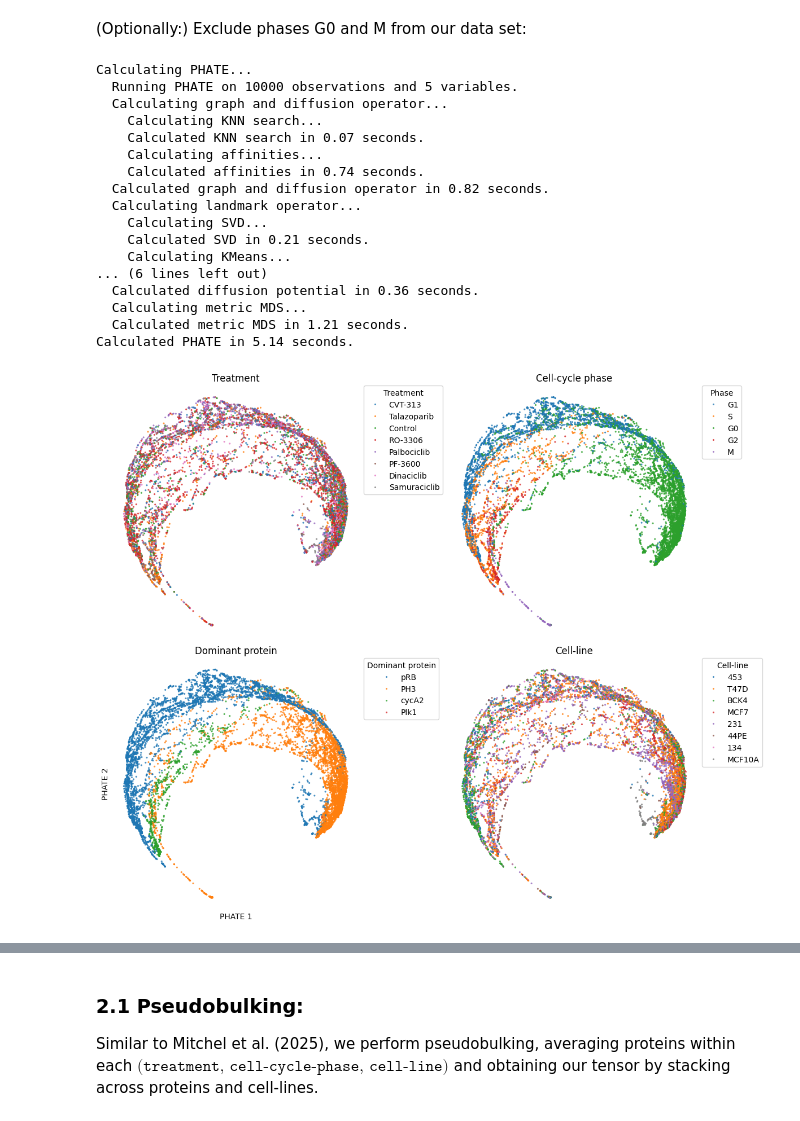
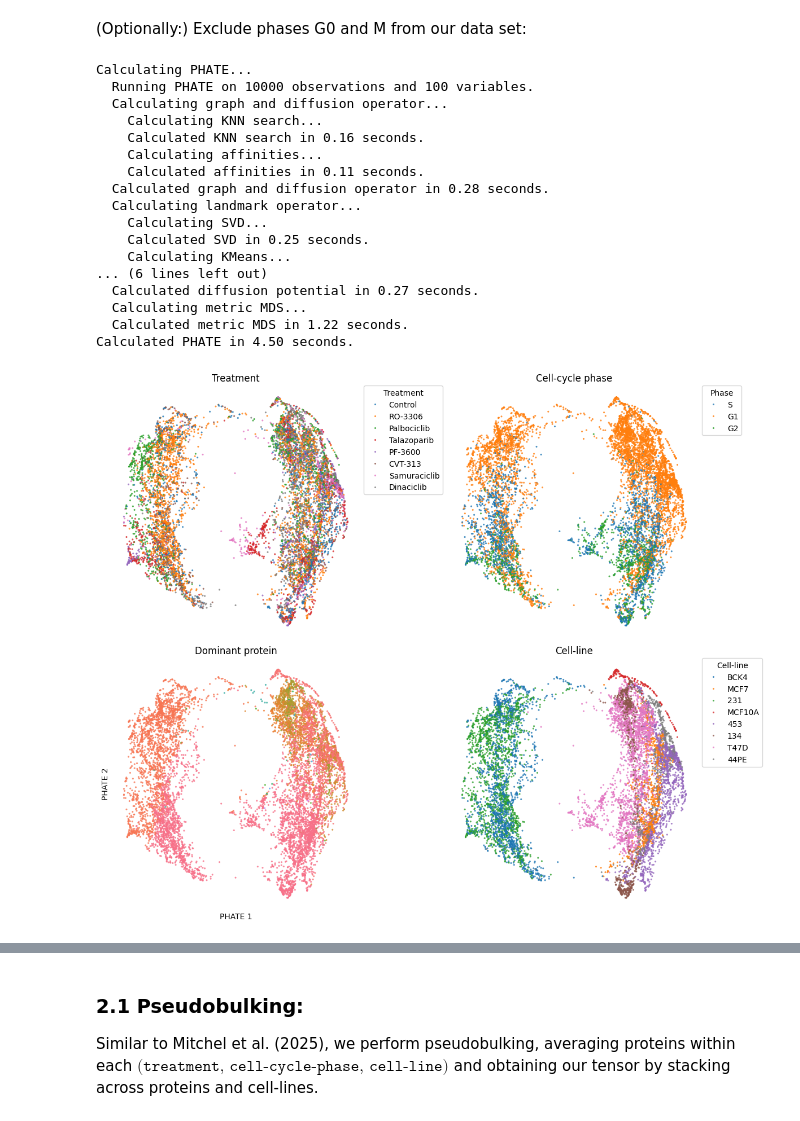
Before and after one commit to kaiwycik/tensors_and_cell_cycles, a Jupyter notebook: code/playground/playground_2.ipynb, the cells around one changed output, grey strips where cells are left out. Drawn from its saved outputs; the diff is of its cells as text; code cells hidden in the pictures.

```diff
--- a/code/playground/playground_2.ipynb
+++ b/code/playground/playground_2.ipynb
@@ -30,7 +30,7 @@ adatas = [sc.read_h5ad(str(p)) for p in h5ad_files]
 
 adata = sc.concat(
     adatas,
-    join="outer",
+    join="inner",
     label="source_file",
     keys=[p.stem for p in h5ad_files],
     index_unique="-",
@@ -101,13 +101,13 @@ features_MCF10A = [
 # %%
-selected_features = list(
-    set(features_44PE)
-    & set(features_134)
-    & set(features_231)
-    & set(features_453)
-    & set(features_BCK4)
-    & set(features_MCF7)
-    & set(features_T47D)
-    & set(features_MCF10A)
-)
+# selected_features = list(
+#     set(features_44PE)
+#     & set(features_134)
+#     & set(features_231)
+#     & set(features_453)
+#     & set(features_BCK4)
+#     & set(features_MCF7)
+#     & set(features_T47D)
+#     & set(features_MCF10A)
+# )
 
-adata = adata[:, selected_features]
+# adata = adata[:, selected_features]
@@ -114,3 +116,6 @@ adata = adata[:, selected_features]
+# %%
+not_prb = [f for f in adata.var_names if "pRB" not in f]
+adata = adata[:, not_prb]
 # %% [markdown]
 Understanding our data:
 # %%
@@ -183,8 +192,8 @@ pd.DataFrame(adata.X, columns=adata.var_names, index=adata.obs_names)
 # %% [markdown]
 (Optionally:) Exclude phases G0 and M from our data set:
 # %%
-# condition_G0_M = (~adata.obs['GMM_phase_labels'].isin(['G0', 'M']))
-# adata = adata[condition_G0_M]
+condition_G0_M = (~adata.obs['GMM_phase_labels'].isin(['G0', 'M']))
+adata = adata[condition_G0_M]
 # %%
 import phate
 
@@ -194,7 +203,7 @@ dot_size = 5
 adata_sub = sc.pp.subsample(adata, n_obs=min(10000, adata.n_obs), copy=True, random_state=0)
 phate_op = phate.PHATE()
 data_phate = phate_op.fit_transform(adata_sub.X)
-dominant_protein = adata_sub[:, selected_features].to_df().idxmax(axis=1)
+dominant_protein = adata_sub.to_df().idxmax(axis=1)
 cell_line = adata_sub.obs["source_file"].astype(str).values
 
 phate = pd.DataFrame(
@@ -245,6 +254,8 @@ axes[2].legend(
     loc="upper left", borderaxespad=0
 )
 
+axes[2].get_legend().remove()  # Optionally remove dominant protein legend if too long
+
 
 # Cell-line
 sns.scatterplot(
@@ -254,42 +265,42 @@ sns.scatterplot(
 axes[3].set_title("Cell-line")
 axes[3].legend(
     title="Cell-line", bbox_to_anchor=(1.02, 1),
     loc="upper left", borderaxespad=0
 )
 
 
 # Final touches
 for ax in axes:
     if ax == axes[2]:
         ax.set_xlabel("PHATE 1")
         ax.set_ylabel("PHATE 2")
     else:
         ax.set_xlabel("")
         ax.set_ylabel("")
     ax.set_xticks([])
     ax.set_yticks([])
 
 plt.tight_layout()
 plt.show()
 # %% [output]
 Calculating PHATE...
-  Running PHATE on 10000 observations and 5 variables.
+  Running PHATE on 10000 observations and 100 variables.
   Calculating graph and diffusion operator...
     Calculating KNN search...
-    Calculated KNN search in 0.07 seconds.
+    Calculated KNN search in 0.16 seconds.
     Calculating affinities...
-    Calculated affinities in 0.74 seconds.
-  Calculated graph and diffusion operator in 0.82 seconds.
+    Calculated affinities in 0.11 seconds.
+  Calculated graph and diffusion operator in 0.28 seconds.
   Calculating landmark operator...
     Calculating SVD...
-    Calculated SVD in 0.21 seconds.
+    Calculated SVD in 0.25 seconds.
     Calculating KMeans...
 ... (6 lines left out)
-  Calculated diffusion potential in 0.36 seconds.
+  Calculated diffusion potential in 0.27 seconds.
   Calculating metric MDS...
-  Calculated metric MDS in 1.21 seconds.
-Calculated PHATE in 5.14 seconds.
+  Calculated metric MDS in 1.22 seconds.
+Calculated PHATE in 4.50 seconds.
-[figure, old version]
+[figure, new version]
 # %% [markdown]
 ---
 
```
Also changed, not shown: parts of 30 cells of this notebook.
